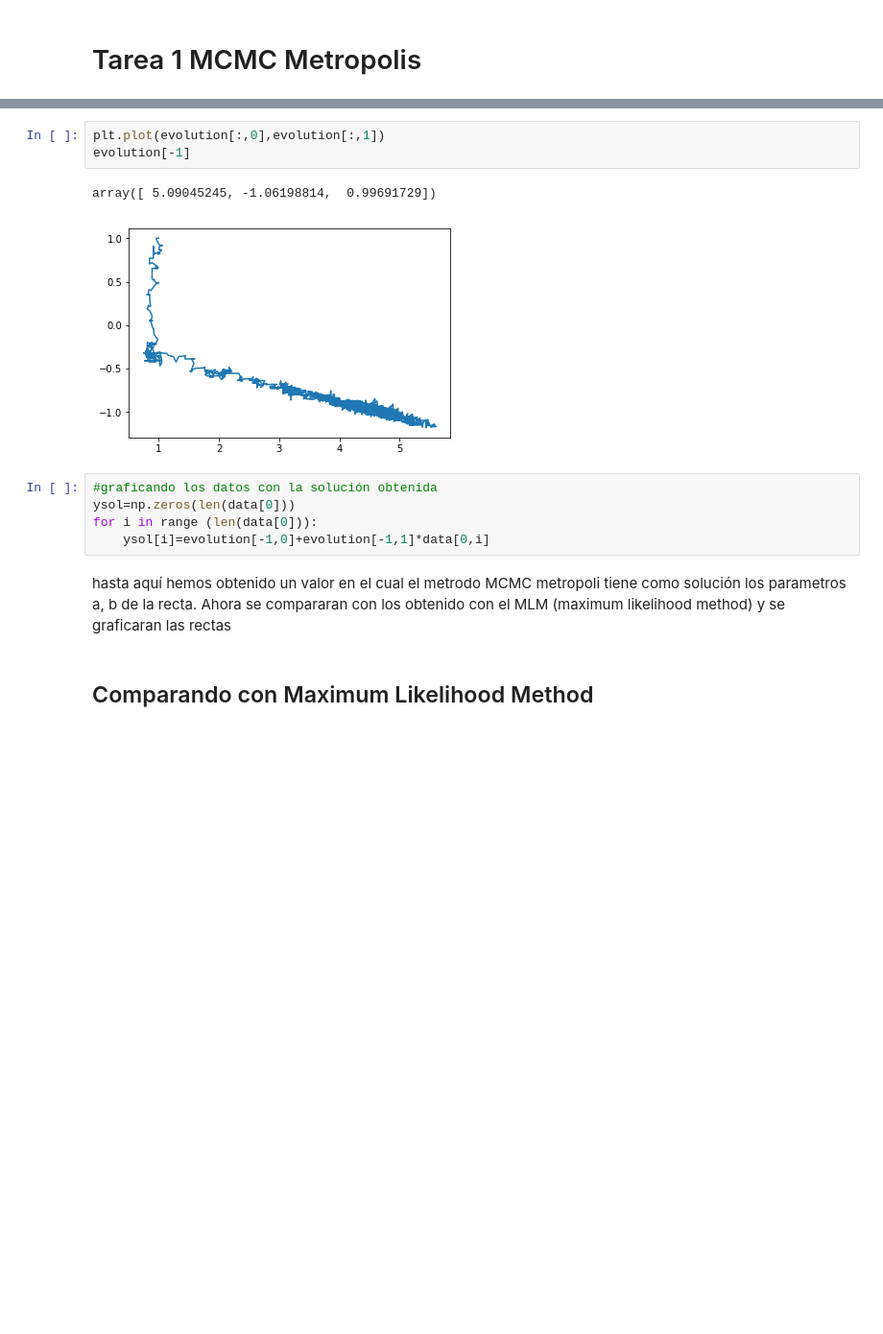
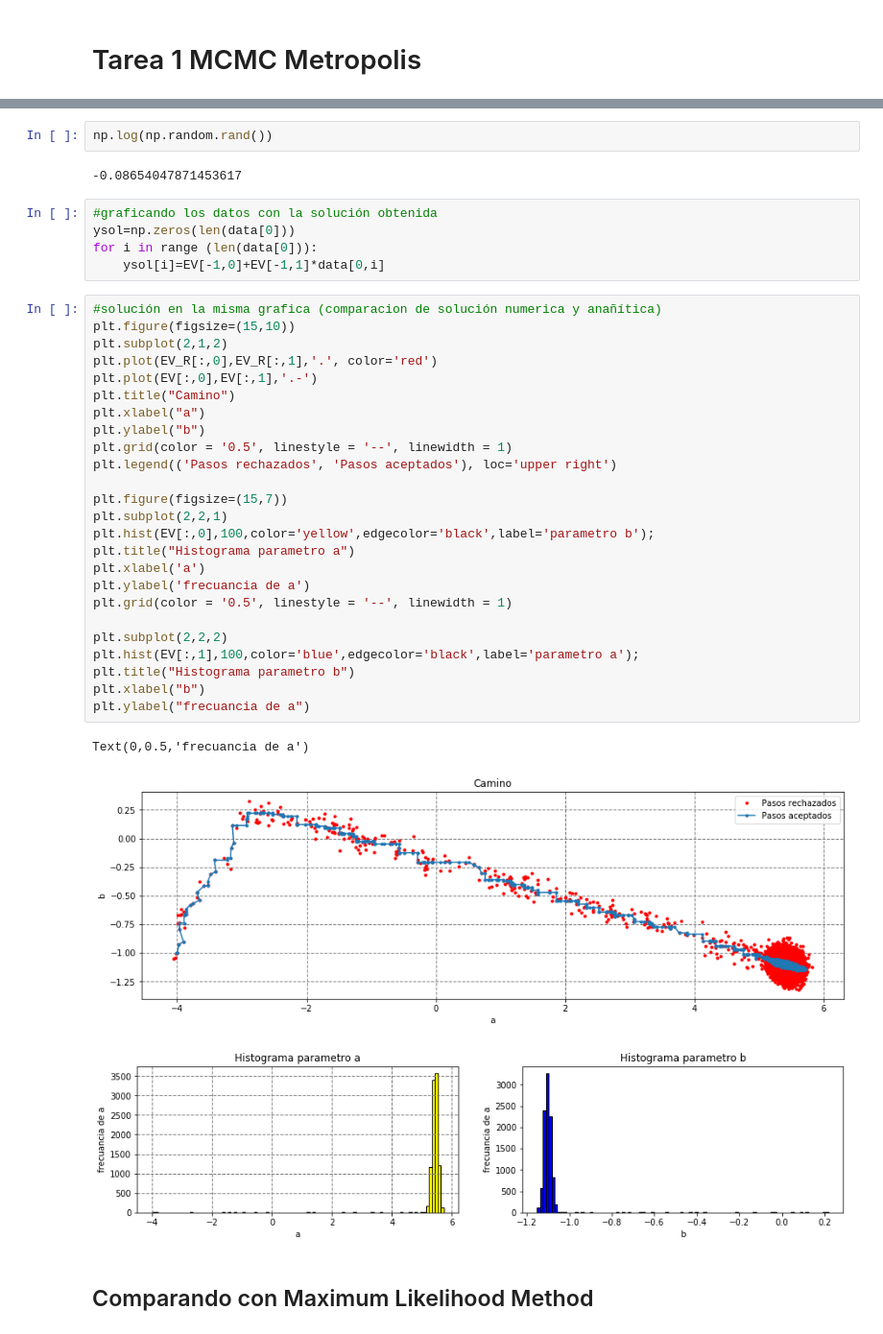
Before and after one commit to DCIDA2019/dcida2020ii-MarcoAntonioGarcia, a Jupyter notebook: Oct16/Oct16_Tarea_Final.ipynb, the cells around one changed output, grey strips where cells are left out. Shown at 96% size. Saved outputs shown, nothing was run; the diff lists cells and outputs as text; blank space fills up the shorter version.

Commit message:
Add files via upload
Agrego correcciones del MCMC metrópolis donde básicamente funciona correctamente

```diff
--- a/Oct16/Oct16_Tarea_Final.ipynb
+++ b/Oct16/Oct16_Tarea_Final.ipynb
@@ -68,16 +74,41 @@ evolution = metropolis(n_iterations,initial_values,.05)
-# %%
-plt.plot(evolution[:,0],evolution[:,1])
-evolution[-1]
-# %% [output]
-array([ 5.09045245, -1.06198814,  0.99691729])
-[figure, removed]
+# %%
+np.log(np.random.rand())
+# %% [output]
+-0.08654047871453617
 # %%
 #graficando los datos con la solución obtenida
 ysol=np.zeros(len(data[0]))
 for i in range (len(data[0])):
-    ysol[i]=evolution[-1,0]+evolution[-1,1]*data[0,i]
+    ysol[i]=EV[-1,0]+EV[-1,1]*data[0,i]
-# %% [markdown]
-hasta aquí hemos obtenido un valor en el cual el metrodo MCMC metropoli tiene como solución los parametros a, b de la recta. Ahora se compararan con los obtenido con el MLM (maximum likelihood method) y se graficaran las rectas
+# %%
+#solución en la misma grafica (comparacion de solución numerica y anañítica)
+plt.figure(figsize=(15,10))
+plt.subplot(2,1,2)
+plt.plot(EV_R[:,0],EV_R[:,1],'.', color='red')
+plt.plot(EV[:,0],EV[:,1],'.-')
+plt.title("Camino")
+plt.xlabel("a")
+plt.ylabel("b")
+plt.grid(color = '0.5', linestyle = '--', linewidth = 1)
+plt.legend(('Pasos rechazados', 'Pasos aceptados'), loc='upper right')
+
+plt.figure(figsize=(15,7))
+plt.subplot(2,2,1)
+plt.hist(EV[:,0],100,color='yellow',edgecolor='black',label='parametro b');
+plt.title("Histograma parametro a")
+plt.xlabel('a')
+plt.ylabel('frecuancia de a')
+plt.grid(color = '0.5', linestyle = '--', linewidth = 1)
+
+plt.subplot(2,2,2)
+plt.hist(EV[:,1],100,color='blue',edgecolor='black',label='parametro a');
+plt.title("Histograma parametro b")
+plt.xlabel("b")
+plt.ylabel("frecuancia de a")
+# %% [output]
+Text(0,0.5,'frecuancia de a')
+[figure, added]
+[figure, added]
 # %% [markdown]
 ## Comparando con Maximum Likelihood Method
 # %% [markdown]
```
Also changed, not shown: parts of 8 cells of this notebook.
